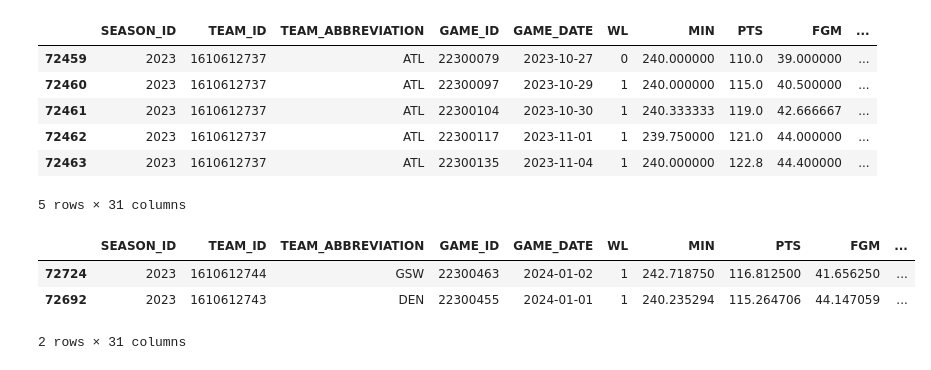
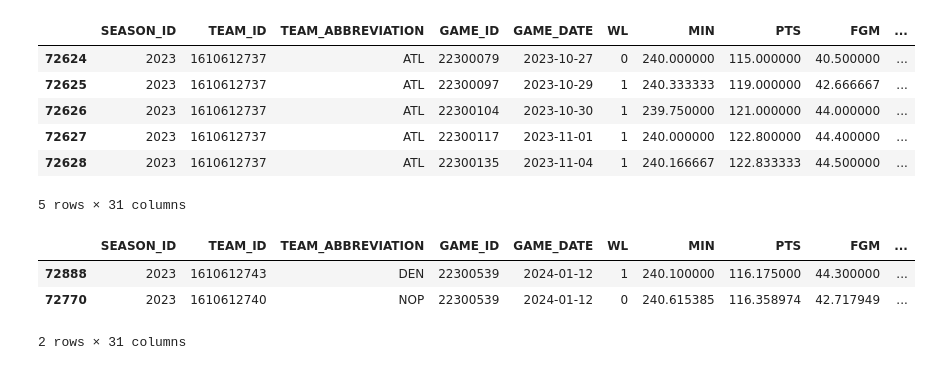
Before and after one commit to atticusdrex/nba-moneyline, a Jupyter notebook: ResearchNotebook.ipynb, the cells around one changed output. Cells and saved outputs as stored; diff of their text form; code cells hidden in the pictures.

```diff
--- a/ResearchNotebook.ipynb
+++ b/ResearchNotebook.ipynb
@@ -281,43 +360,43 @@ def helper_func_test(group):
     for col in quant_cols:
         group[col] = group[col] / group['Count']
 
     # Convert WL column into a win percentage
     group['WIN_PCT'] = group['WL'].expanding(1).sum().copy() / group['Count']
 
     # Calculate win/loss streaks
     streaks = calculate_streaks(group['WL'])
     group['WStreak'], group['LStreak'] = zip(*streaks)
     #group[['WStreak', 'LStreak']] = group[['WStreak', 'LStreak']].shift(1)
     #group[['WStreak', 'LStreak']].fillna(0, inplace=True)
 
     # Compute Home Win Percentage
     home_games_mask = group['Home'] == 1
     home_wins = group['WL'][home_games_mask].expanding().apply(lambda x: (x == 1).sum())
     total_home_games = home_games_mask.expanding().sum()
     group['HomeWinPct'] = home_wins / total_home_games
     group['HomeWinPct'].fillna(method='ffill', inplace=True)  # Set away game values correctly
     #group['HomeWinPct'] = group['HomeWinPct'].shift(1).fillna(0)
 
     # Remove the Count column
     group.drop(columns='Count', inplace=True)
 
     return group
 
 # Sort by unique SEASON_ID and TEAM_ID, apply the helper_func(), drop all the NA's and reset the indices
-test_df = df.groupby(['SEASON_ID', 'TEAM_ID']).apply(helper_func).dropna().reset_index(drop=True)
+test_df = df.groupby(['SEASON_ID', 'TEAM_ID']).apply(helper_func_test).dropna().reset_index(drop=True)
 test_df = test_df[test_df['SEASON_ID'] == '2023'].copy()
 test_df.head()
 # %% [output]
 |  | SEASON_ID | TEAM_ID | TEAM_ABBREVIATION | GAME_ID | GAME_DATE | WL | MIN | PTS | FGM | ... |
-| 72459 | 2023 | 1610612737 | ATL | 22300079 | 2023-10-27 | 0 | 240.000000 | 110.0 | 39.000000 | ... |
-| 72460 | 2023 | 1610612737 | ATL | 22300097 | 2023-10-29 | 1 | 240.000000 | 115.0 | 40.500000 | ... |
-| 72461 | 2023 | 1610612737 | ATL | 22300104 | 2023-10-30 | 1 | 240.333333 | 119.0 | 42.666667 | ... |
-| 72462 | 2023 | 1610612737 | ATL | 22300117 | 2023-11-01 | 1 | 239.750000 | 121.0 | 44.000000 | ... |
-| 72463 | 2023 | 1610612737 | ATL | 22300135 | 2023-11-04 | 1 | 240.000000 | 122.8 | 44.400000 | ... |
+| 72624 | 2023 | 1610612737 | ATL | 22300079 | 2023-10-27 | 0 | 240.000000 | 115.000000 | 40.500000 | ... |
+| 72625 | 2023 | 1610612737 | ATL | 22300097 | 2023-10-29 | 1 | 240.333333 | 119.000000 | 42.666667 | ... |
+| 72626 | 2023 | 1610612737 | ATL | 22300104 | 2023-10-30 | 1 | 239.750000 | 121.000000 | 44.000000 | ... |
+| 72627 | 2023 | 1610612737 | ATL | 22300117 | 2023-11-01 | 1 | 240.000000 | 122.800000 | 44.400000 | ... |
+| 72628 | 2023 | 1610612737 | ATL | 22300135 | 2023-11-04 | 1 | 240.166667 | 122.833333 | 44.500000 | ... |
 5 rows × 31 columns
 # %%
-home_team = 'GSW'
-away_team = 'DEN'
+home_team = 'DEN'
+away_team = 'NOP'
 team1 = test_df[test_df['TEAM_ABBREVIATION'] == home_team].tail(1).copy() # Home Team
 team2 = test_df[test_df['TEAM_ABBREVIATION'] == away_team].tail(1).copy()
 
@@ -331,8 +410,8 @@ team1["Home"] = 1
 pd.concat((team1, team2)).head()
 # %% [output]
 |  | SEASON_ID | TEAM_ID | TEAM_ABBREVIATION | GAME_ID | GAME_DATE | WL | MIN | PTS | FGM | ... |
-| 72724 | 2023 | 1610612744 | GSW | 22300463 | 2024-01-02 | 1 | 242.718750 | 116.812500 | 41.656250 | ... |
-| 72692 | 2023 | 1610612743 | DEN | 22300455 | 2024-01-01 | 1 | 240.235294 | 115.264706 | 44.147059 | ... |
+| 72888 | 2023 | 1610612743 | DEN | 22300539 | 2024-01-12 | 1 | 240.100000 | 116.175000 | 44.300000 | ... |
+| 72770 | 2023 | 1610612740 | NOP | 22300539 | 2024-01-12 | 0 | 240.615385 | 116.358974 | 42.717949 | ... |
 2 rows × 31 columns
 # %%
 final_df = pd.DataFrame()
```
Also changed, not shown: parts of 15 cells of this notebook, 4 other files.
